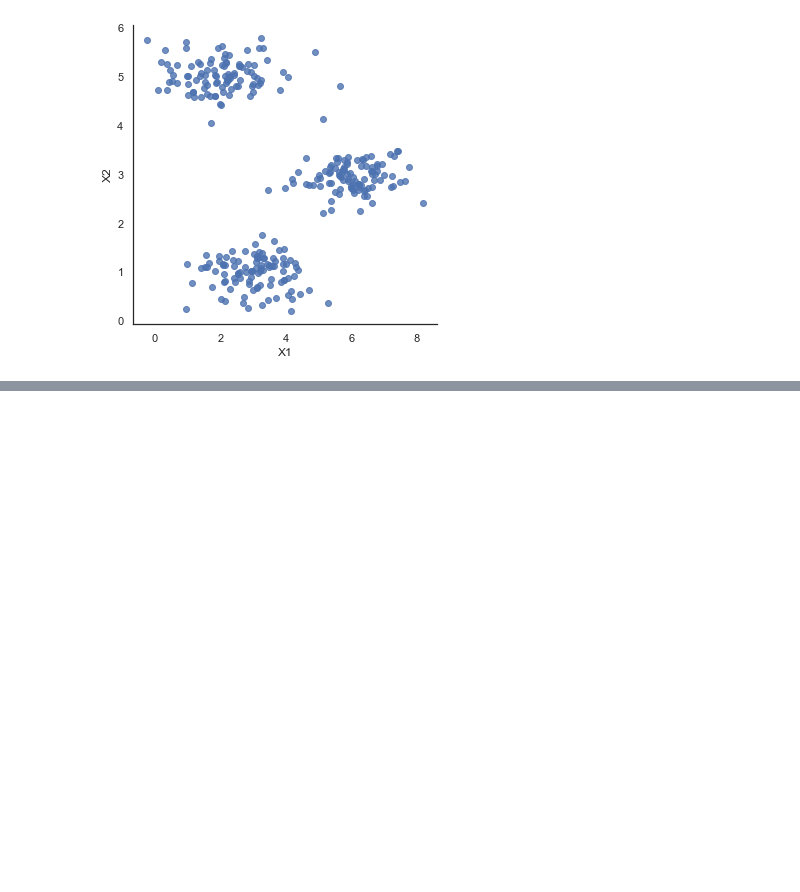
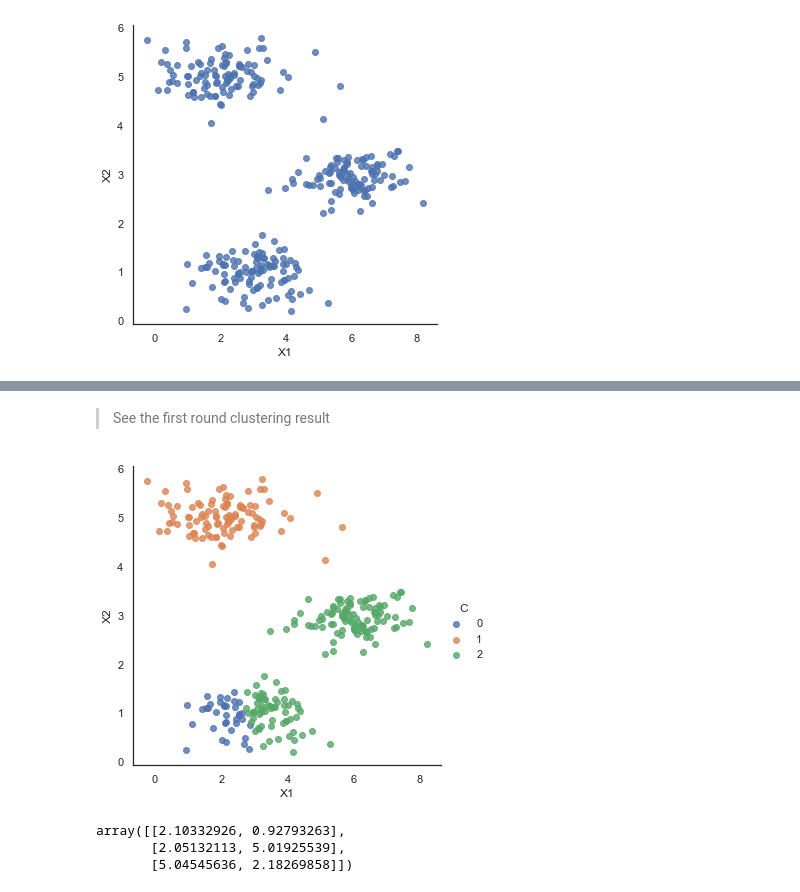
Before and after one commit to cddorz/ML-AndrewNg-code, a Jupyter notebook: ex7-kmeans and PCA/1.k-means.ipynb, the cells around one changed output, grey strips where cells are left out. Cells and saved outputs as stored; diff of their text form; code cells hidden in the pictures; blank space fills up the shorter version.

```diff
--- a/ex7-kmeans and PCA/1.k-means.ipynb
+++ b/ex7-kmeans and PCA/1.k-means.ipynb
@@ -43,0 +135,3 @@ plt.show()
+# %%
+init_centroids = random_init(data2, 3)
+init_centroids
@@ -43,0 +142,4 @@ plt.show()
+# %%
+C = assign_cluster(data2, init_centroids)
+data_with_c = combine_data_C(data2, C)
+data_with_c.head()
@@ -43,0 +153,13 @@ plt.show()
+# %% [markdown]
+> See the first round clustering result
+# %%
+sns.lmplot(x='X1', y='X2', hue='C', data=data_with_c, fit_reg=False)
+plt.show()
+# %% [output]
+[figure, added]
+# %%
+new_centroids(data2, C)
+# %% [output]
+array([[2.10332926, 0.92793263],
+       [2.05132113, 5.01925539],
+       [5.04545636, 2.18269858]])
```
Also changed, not shown: parts of 15 cells of this notebook, 1 other file.
